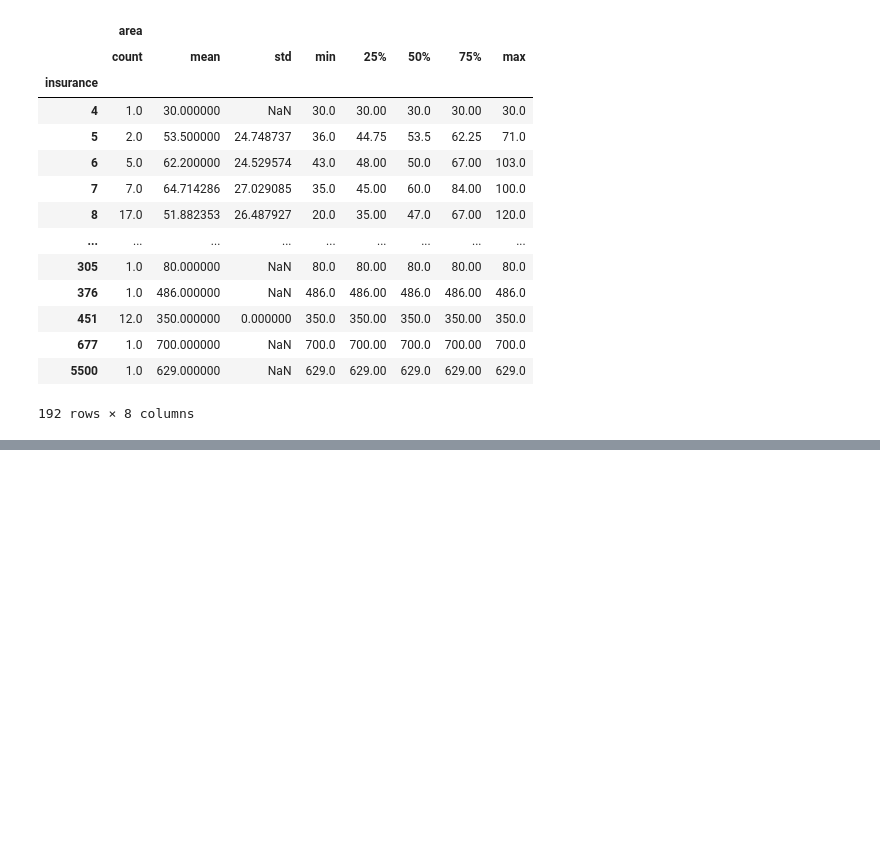
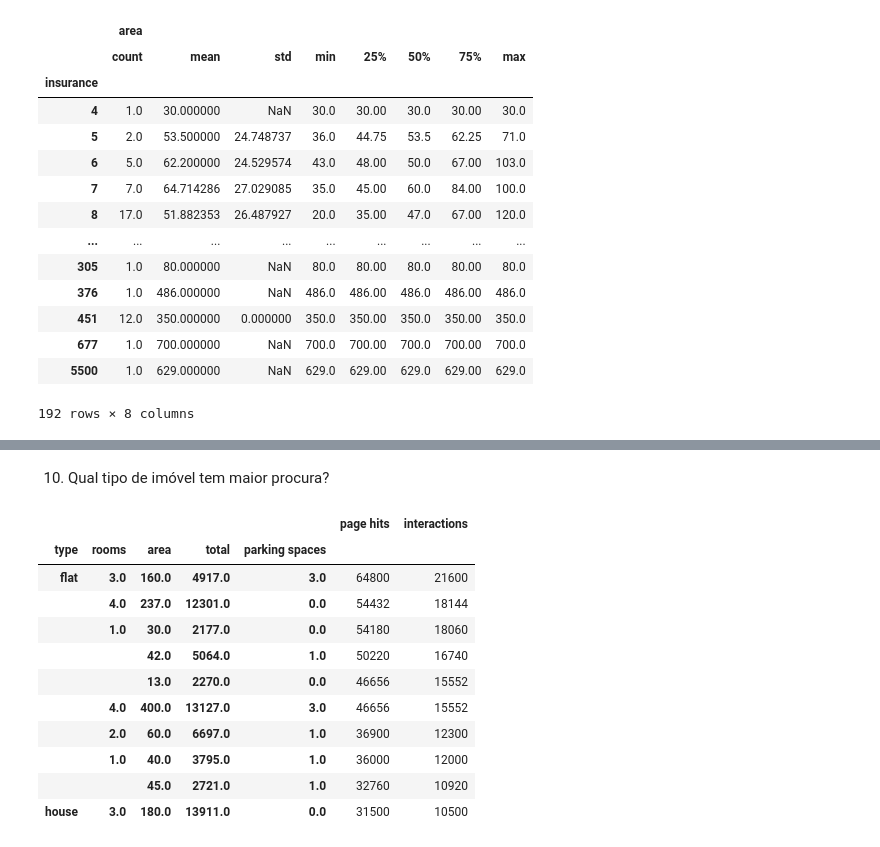
Before and after one commit to cleber-lamartine/projeto_ada_1715, a Jupyter notebook: projeto1715.ipynb, the cells around one changed output, grey strips where cells are left out. Drawn from its saved outputs; the diff is of its cells as text; code cells hidden in the pictures; blank space fills up the shorter version.

```diff
--- a/projeto1715.ipynb
+++ b/projeto1715.ipynb
@@ -303,0 +320,17 @@ casas_filtrada.groupby(["insurance"])[["area"]].describe()
+# %% [markdown]
+10) Qual tipo de imóvel tem maior procura?
+# %%
+casas_filtrada.groupby(["type","rooms","area", "total", "parking spaces"])[["page hits","interactions"]].sum().sort_values(by="page hits", ascending=False).head(10)
+# %% [output]
+|  |  |  |  |  | page hits | interactions |
+| type | rooms | area | total | parking spaces |  |  |
+| flat | 3.0 | 160.0 | 4917.0 | 3.0 | 64800 | 21600 |
+|  | 4.0 | 237.0 | 12301.0 | 0.0 | 54432 | 18144 |
+|  | 1.0 | 30.0 | 2177.0 | 0.0 | 54180 | 18060 |
+|  |  | 42.0 | 5064.0 | 1.0 | 50220 | 16740 |
+|  |  | 13.0 | 2270.0 | 0.0 | 46656 | 15552 |
+|  | 4.0 | 400.0 | 13127.0 | 3.0 | 46656 | 15552 |
+|  | 2.0 | 60.0 | 6697.0 | 1.0 | 36900 | 12300 |
+|  | 1.0 | 40.0 | 3795.0 | 1.0 | 36000 | 12000 |
+|  |  | 45.0 | 2721.0 | 1.0 | 32760 | 10920 |
+| house | 3.0 | 180.0 | 13911.0 | 0.0 | 31500 | 10500 |
```
Also changed, not shown: parts of 9 cells of this notebook.
